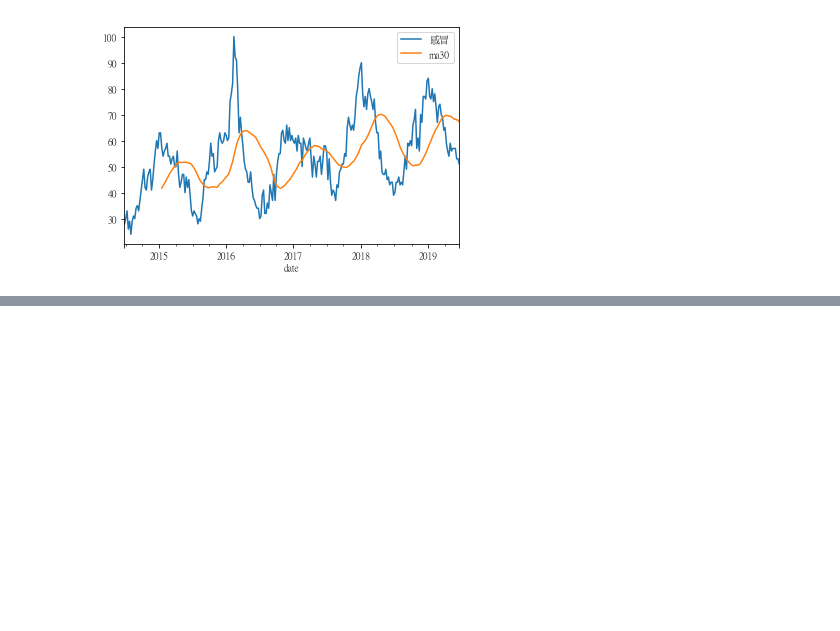
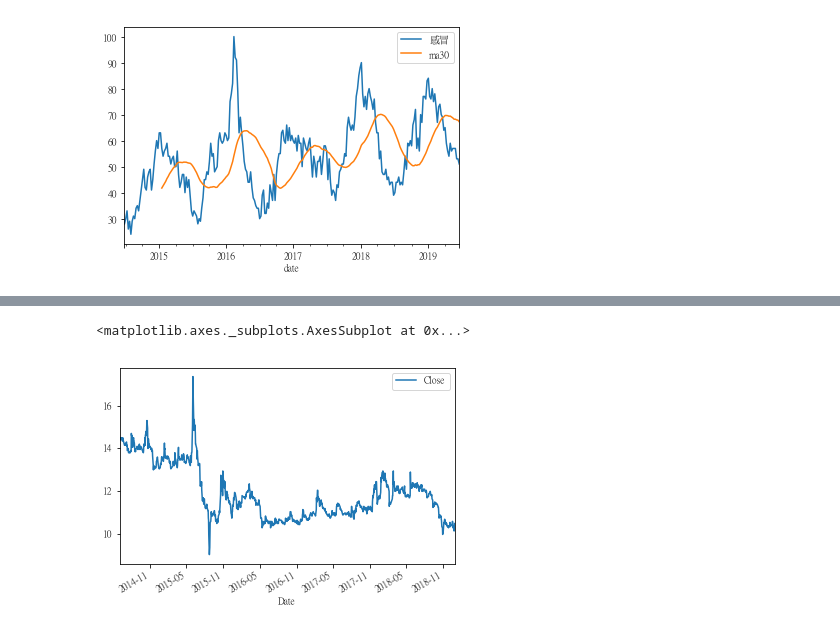
Before and after one commit to ywchiu/financepy, a Jupyter notebook: Demo20190629.ipynb, the cells around one changed output, grey strips where cells are left out. Saved outputs shown, nothing was run; the diff lists cells and outputs as text; code cells hidden in the pictures; blank space fills up the shorter version.

```diff
--- a/Demo20190629.ipynb
+++ b/Demo20190629.ipynb
@@ -445,0 +574,3 @@ data.plot(kind = 'line')
+# %%
+stock = DataReader('9919.TW', 'yahoo', start='2014-06-01', end='2018-12-31')
+stock.head()
@@ -445,0 +585,7 @@ data.plot(kind = 'line')
+# %%
+stock = stock[['Close']]
+# %%
+stock.plot(kind ='line')
+# %% [output]
+<matplotlib.axes._subplots.AxesSubplot at 0x...>
+[figure, added]
```
Also changed, not shown: parts of 44 cells of this notebook.
